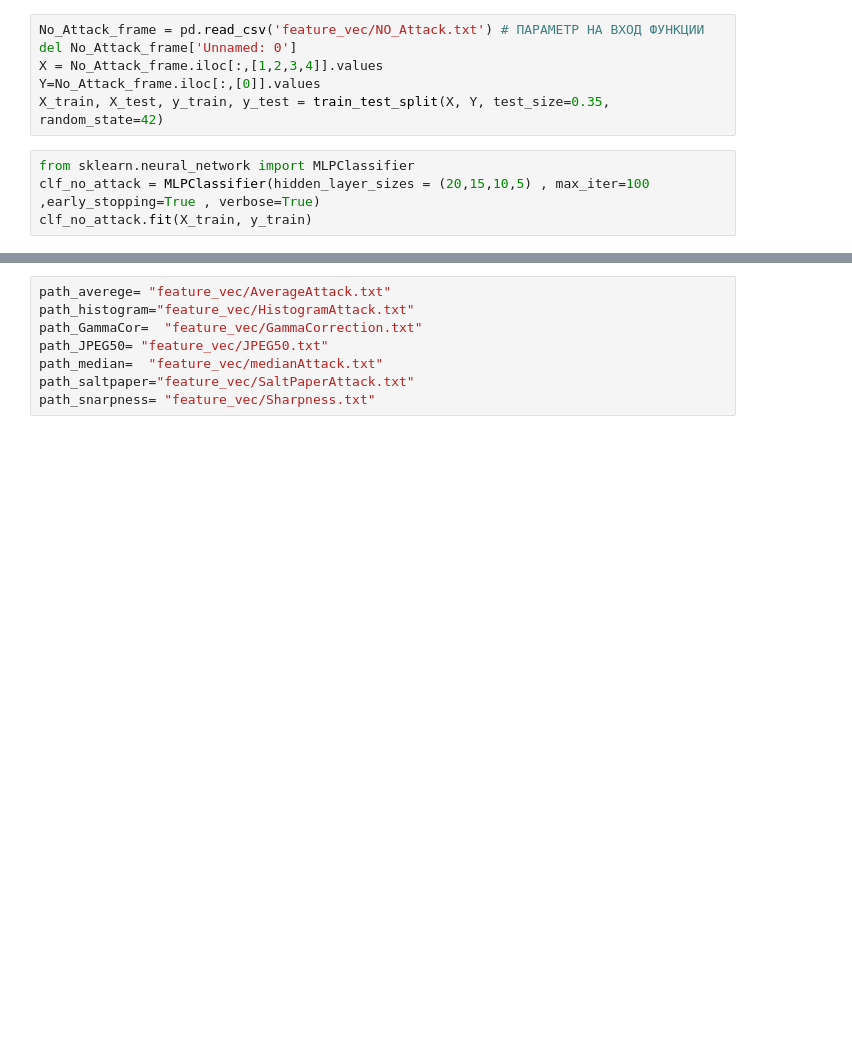
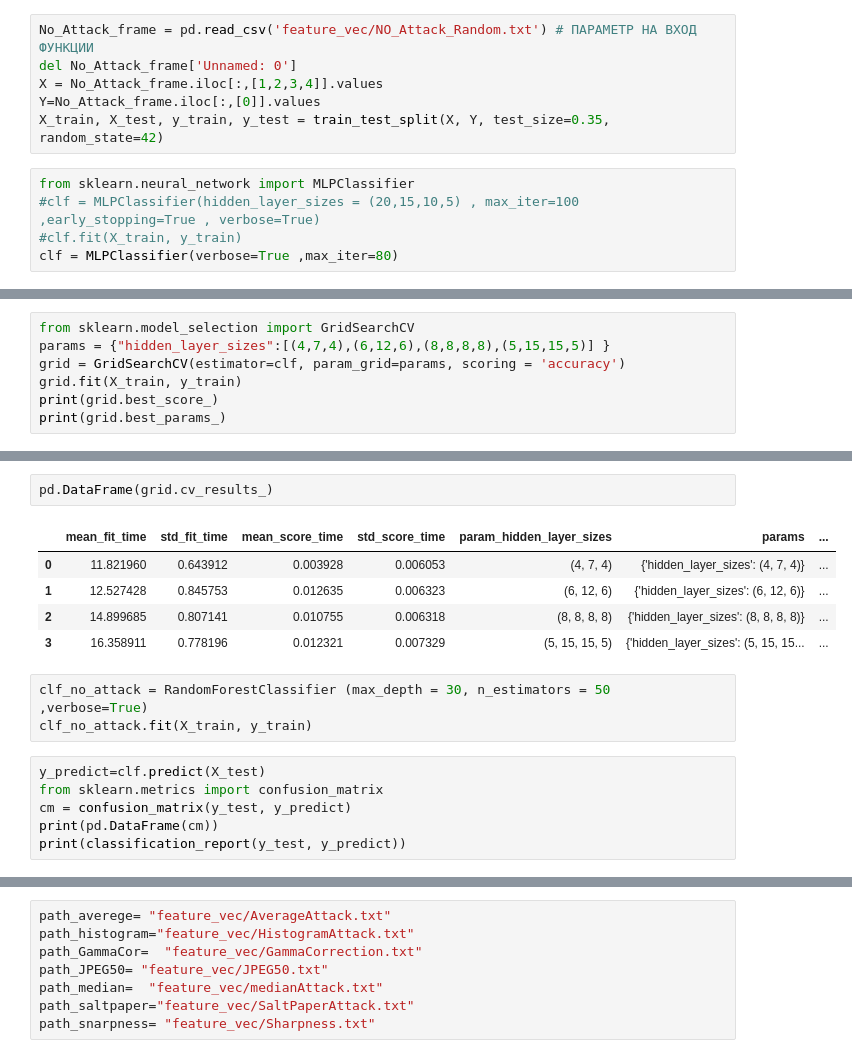
Before and after one commit to Lempi-sudo/VKR, a Jupyter notebook: Task4.ipynb, the cells around one changed output, grey strips where cells are left out. Saved outputs shown, nothing was run; the diff lists cells and outputs as text; blank space fills up the shorter version.

```diff
--- a/Task4.ipynb
+++ b/Task4.ipynb
@@ -66,12 +76,13 @@ def NO_AttackModel_Test(dataframe,path_save , title , clf, path_water_mark="Wate
     WR=WaterMarkLoader.load(path_save)
     print("побитовое сравнение = ", pobitovo_sravnenie_WaterMark(W,WR))
 # %%
-No_Attack_frame = pd.read_csv('feature_vec/NO_Attack.txt') # ПАРАМЕТР НА ВХОД ФУНКЦИИ
+No_Attack_frame = pd.read_csv('feature_vec/NO_Attack_Random.txt') # ПАРАМЕТР НА ВХОД ФУНКЦИИ
 del No_Attack_frame['Unnamed: 0']
 X = No_Attack_frame.iloc[:,[1,2,3,4]].values
 Y=No_Attack_frame.iloc[:,[0]].values
 X_train, X_test, y_train, y_test = train_test_split(X, Y, test_size=0.35, random_state=42)
 # %%
 from sklearn.neural_network import MLPClassifier
-clf_no_attack = MLPClassifier(hidden_layer_sizes = (20,15,10,5) , max_iter=100 ,early_stopping=True , verbose=True)
-clf_no_attack.fit(X_train, y_train)
+#clf = MLPClassifier(hidden_layer_sizes = (20,15,10,5) , max_iter=100 ,early_stopping=True , verbose=True)
+#clf.fit(X_train, y_train)
+clf = MLPClassifier(verbose=True ,max_iter=80)
@@ -115,0 +89,7 @@ weighted avg       0.99      0.99      0.99     35840
+# %%
+from sklearn.model_selection import GridSearchCV
+params = {"hidden_layer_sizes":[(4,7,4),(6,12,6),(8,8,8,8),(5,15,15,5)] }
+grid = GridSearchCV(estimator=clf, param_grid=params, scoring = 'accuracy')
+grid.fit(X_train, y_train)
+print(grid.best_score_)
+print(grid.best_params_)
@@ -115,0 +302,17 @@ weighted avg       0.99      0.99      0.99     35840
+# %%
+pd.DataFrame(grid.cv_results_)
+# %% [output]
+|  | mean_fit_time | std_fit_time | mean_score_time | std_score_time | param_hidden_layer_sizes | params | ... |
+| 0 | 11.821960 | 0.643912 | 0.003928 | 0.006053 | (4, 7, 4) | {'hidden_layer_sizes': (4, 7, 4)} | ... |
+| 1 | 12.527428 | 0.845753 | 0.012635 | 0.006323 | (6, 12, 6) | {'hidden_layer_sizes': (6, 12, 6)} | ... |
+| 2 | 14.899685 | 0.807141 | 0.010755 | 0.006318 | (8, 8, 8, 8) | {'hidden_layer_sizes': (8, 8, 8, 8)} | ... |
+| 3 | 16.358911 | 0.778196 | 0.012321 | 0.007329 | (5, 15, 15, 5) | {'hidden_layer_sizes': (5, 15, 15... | ... |
+# %%
+clf_no_attack = RandomForestClassifier (max_depth = 30, n_estimators = 50 ,verbose=True)
+clf_no_attack.fit(X_train, y_train)
+# %%
+y_predict=clf.predict(X_test)
+from sklearn.metrics import confusion_matrix
+cm = confusion_matrix(y_test, y_predict)
+print(pd.DataFrame(cm))
+print(classification_report(y_test, y_predict))
```
Also changed, not shown: parts of 48 cells of this notebook, 10 other files.
